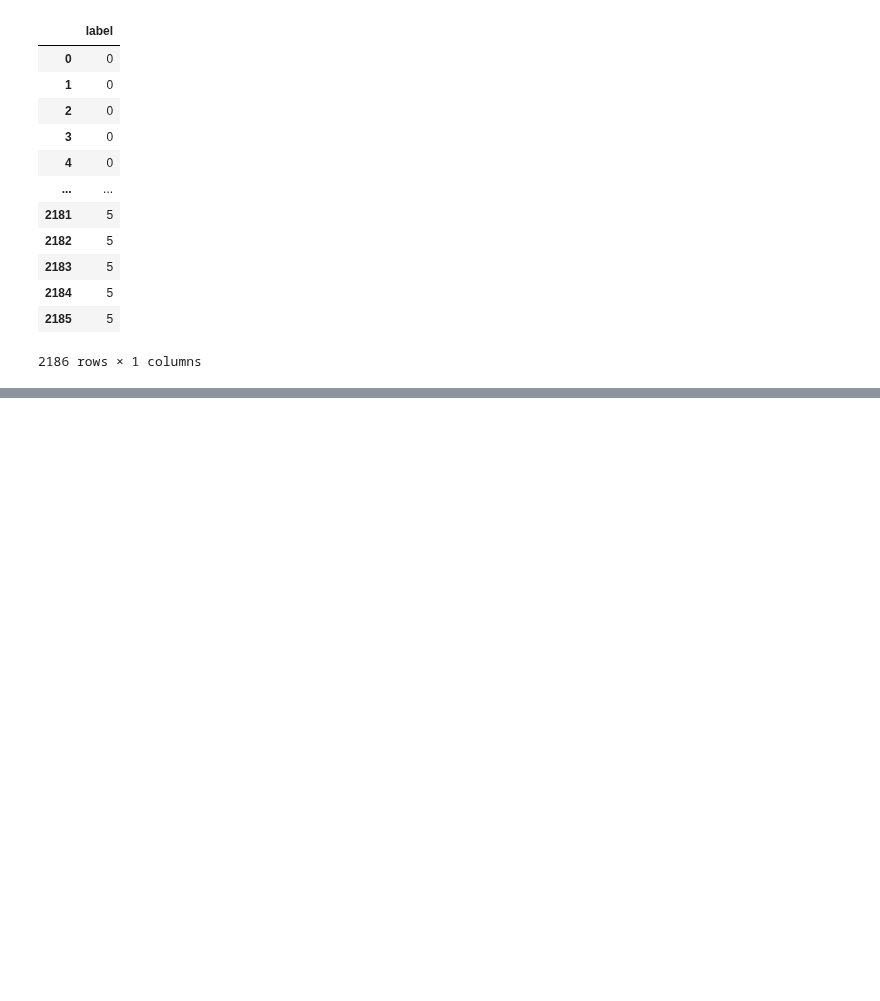
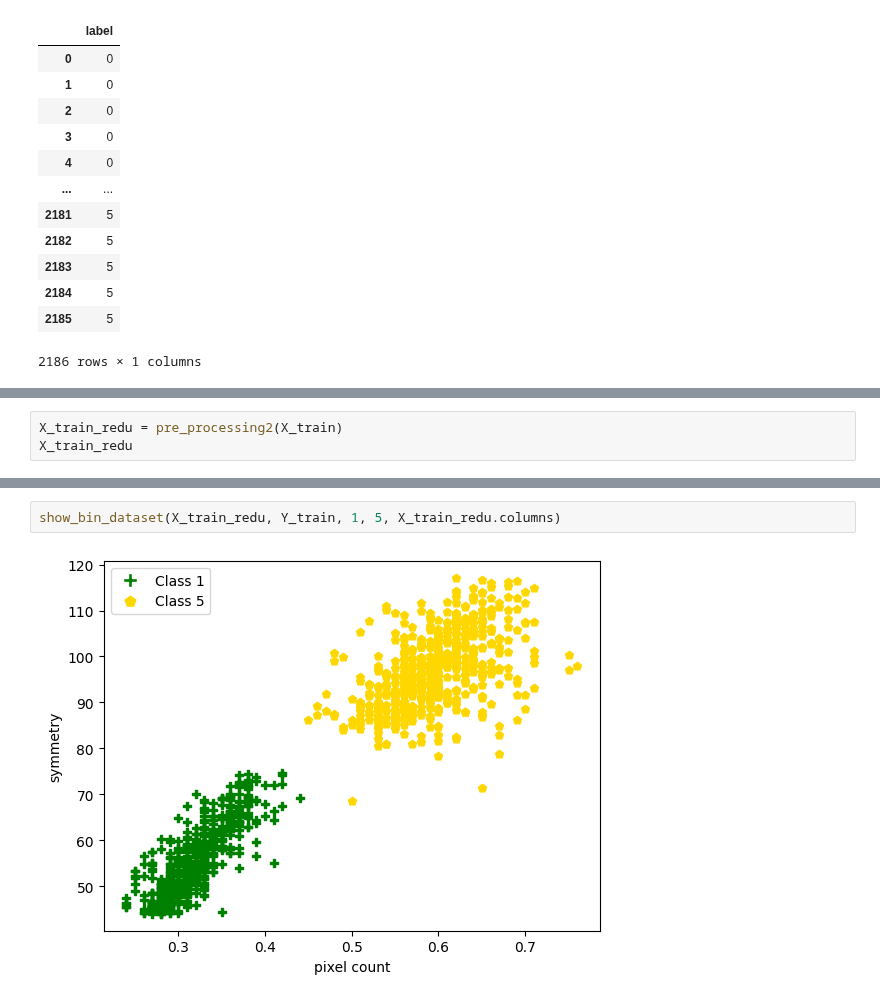
Before and after one commit to limafernando/ppgi-am, a Jupyter notebook: digits/main.ipynb, the cells around one changed output, grey strips where cells are left out. Cells and saved outputs as stored; diff of their text form; blank space fills up the shorter version.

```diff
--- a/digits/main.ipynb
+++ b/digits/main.ipynb
@@ -153,2 +148,5 @@ show_dataset(X_train_redu, Y_train)
 # %% [output]
 [figure]
+# %%
+X_train_redu = pre_processing2(X_train)
+X_train_redu
@@ -154,0 +167,4 @@ show_dataset(X_train_redu, Y_train)
+# %%
+show_bin_dataset(X_train_redu, Y_train, 1, 5, X_train_redu.columns)
+# %% [output]
+[figure, added]
```
Also changed, not shown: parts of 6 cells of this notebook, 2 other files.
